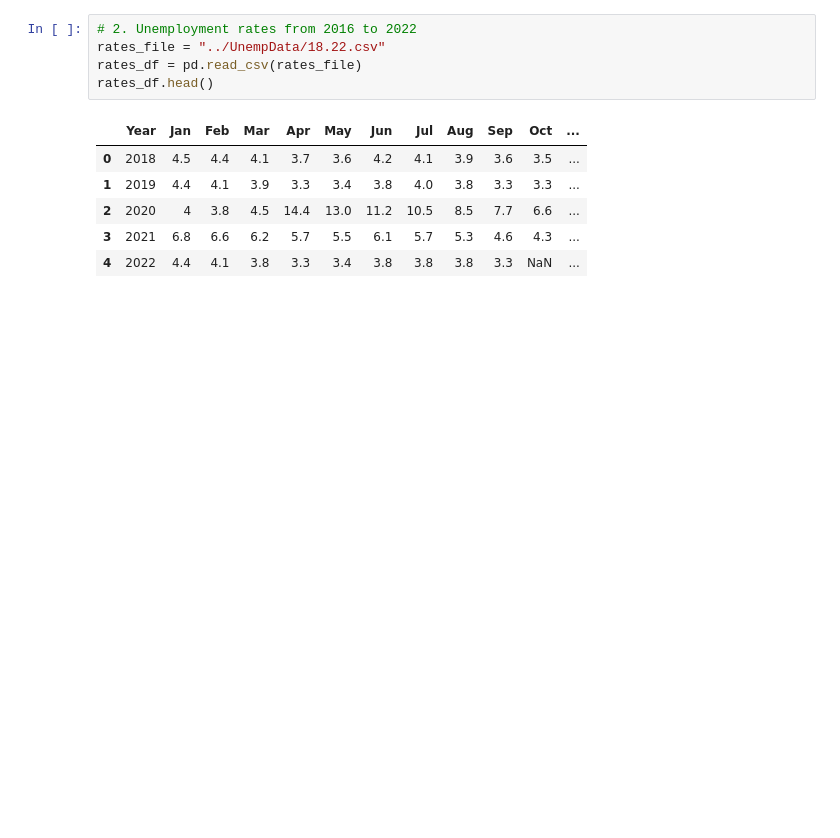
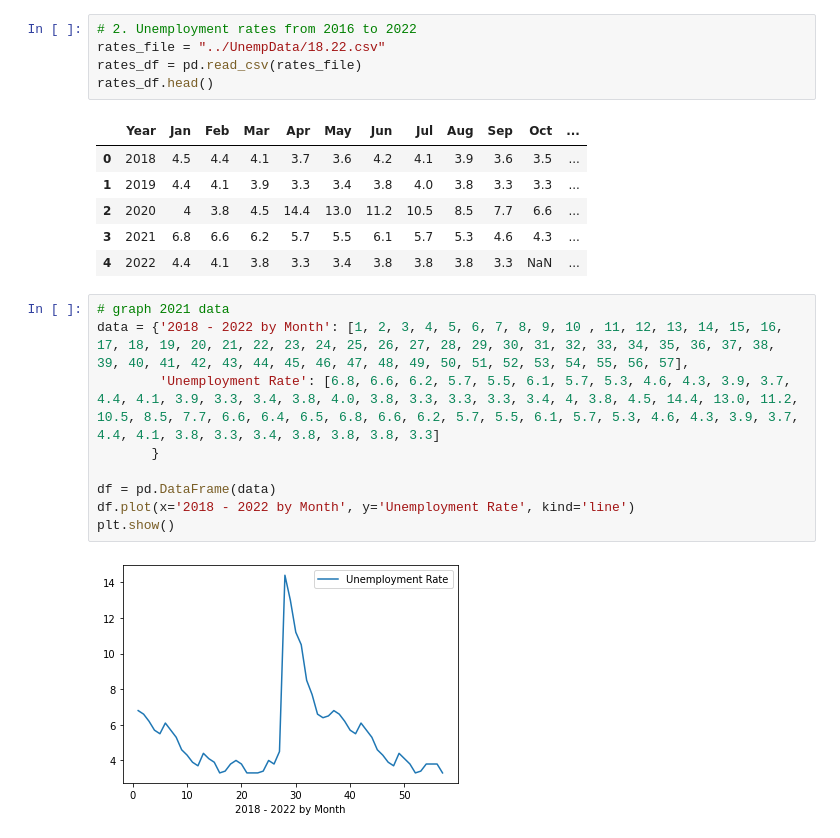
Before and after one commit to Gonsteven11/Project-1-V2, a Jupyter notebook: UnempData/UnemploymentData.ipynb, the cells around one changed output. Cells and saved outputs as stored; diff of their text form; blank space fills up the shorter version.

```diff
--- a/UnempData/UnemploymentData.ipynb
+++ b/UnempData/UnemploymentData.ipynb
@@ -28,4 +43,15 @@ rates_df.head()
 | 2 | 2020 | 4 | 3.8 | 4.5 | 14.4 | 13.0 | 11.2 | 10.5 | 8.5 | 7.7 | 6.6 | ... |
 | 3 | 2021 | 6.8 | 6.6 | 6.2 | 5.7 | 5.5 | 6.1 | 5.7 | 5.3 | 4.6 | 4.3 | ... |
 | 4 | 2022 | 4.4 | 4.1 | 3.8 | 3.3 | 3.4 | 3.8 | 3.8 | 3.8 | 3.3 | NaN | ... |
+# %%
+# graph 2021 data
+data = {'2018 - 2022 by Month': [1, 2, 3, 4, 5, 6, 7, 8, 9, 10 , 11, 12, 13, 14, 15, 16, 17, 18, 19, 20, 21, 22, 23, 24, 25, 26, 27, 28, 29, 30, 31, 32, 33, 34, 35, 36, 37, 38, 39, 40, 41, 42, 43, 44, 45, 46, 47, 48, 49, 50, 51, 52, 53, 54, 55, 56, 57],
+        'Unemployment Rate': [6.8, 6.6, 6.2, 5.7, 5.5, 6.1, 5.7, 5.3, 4.6, 4.3, 3.9, 3.7, 4.4, 4.1, 3.9, 3.3, 3.4, 3.8, 4.0, 3.8, 3.3, 3.3, 3.3, 3.4, 4, 3.8, 4.5, 14.4, 13.0, 11.2, 10.5, 8.5, 7.7, 6.6, 6.4, 6.5, 6.8, 6.6, 6.2, 5.7, 5.5, 6.1, 5.7, 5.3, 4.6, 4.3, 3.9, 3.7, 4.4, 4.1, 3.8, 3.3, 3.4, 3.8, 3.8, 3.8, 3.3]
+       }
+
+df = pd.DataFrame(data)
+df.plot(x='2018 - 2022 by Month', y='Unemployment Rate', kind='line')
+plt.show()
+# %% [output]
+[figure, added]
 # %%
```
Also changed, not shown: parts of 8 cells of this notebook, 3 other files.
